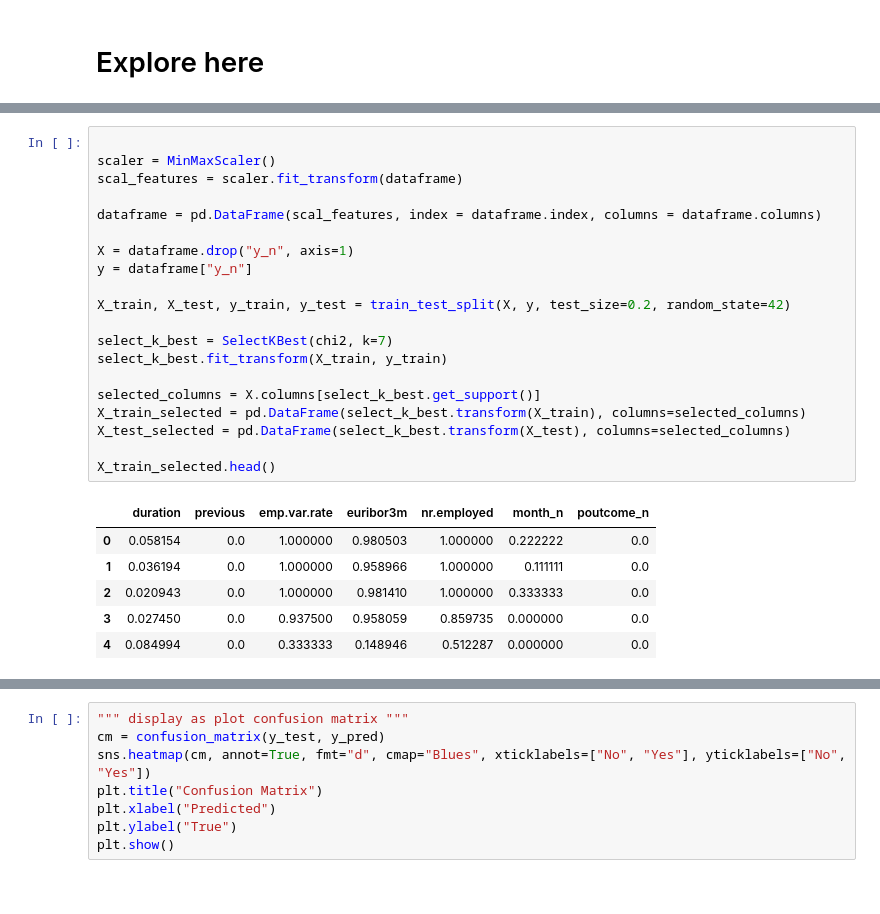
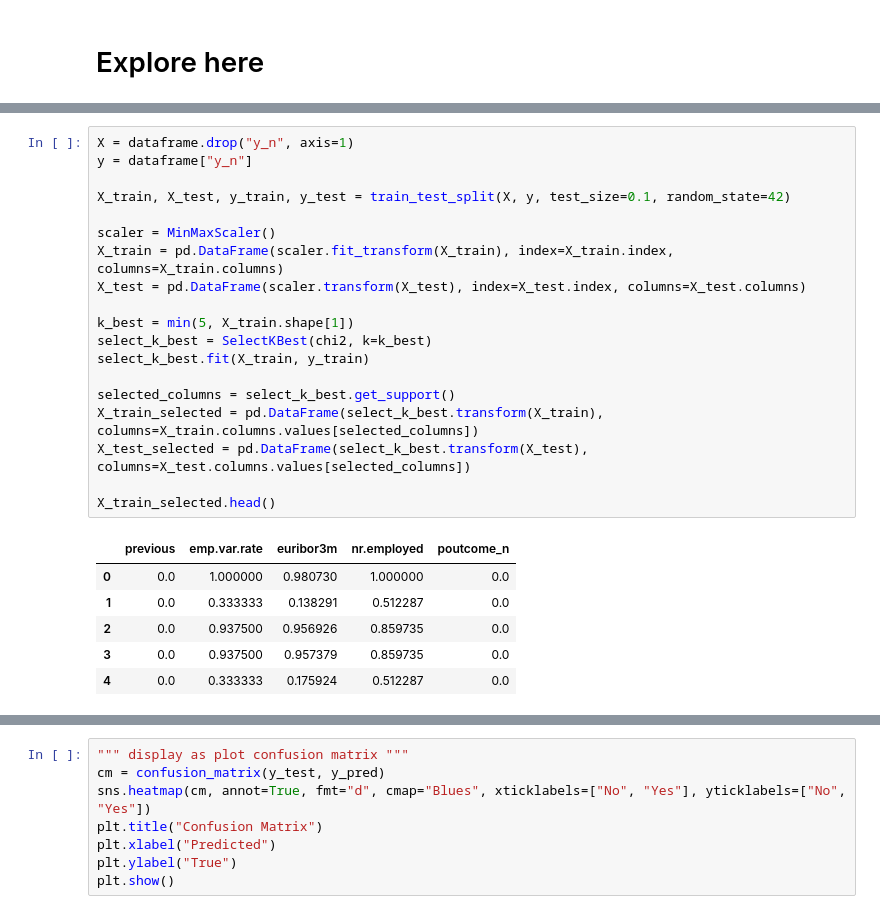
Before and after one commit to Nonpoint93/logistic_regression, a Jupyter notebook: src/explore.ipynb, the cells around one changed output, grey strips where cells are left out. Saved outputs shown, nothing was run; the diff lists cells and outputs as text.

```diff
--- a/src/explore.ipynb
+++ b/src/explore.ipynb
@@ -66,29 +66,28 @@ Duplicates found
 | max | 98.00000 | 4918.000000 | 56.000000 | 999.000000 | 7.000000 | 1.400000 | 94.767000 | -26.900000 | ... |
 8 rows × 21 columns
 # %%
-
-scaler = MinMaxScaler()
-scal_features = scaler.fit_transform(dataframe)
-
-dataframe = pd.DataFrame(scal_features, index = dataframe.index, columns = dataframe.columns)
-
 X = dataframe.drop("y_n", axis=1)
 y = dataframe["y_n"]
 
-X_train, X_test, y_train, y_test = train_test_split(X, y, test_size=0.2, random_state=42)
+X_train, X_test, y_train, y_test = train_test_split(X, y, test_size=0.1, random_state=42)
 
-select_k_best = SelectKBest(chi2, k=7)
-select_k_best.fit_transform(X_train, y_train)
+scaler = MinMaxScaler()
+X_train = pd.DataFrame(scaler.fit_transform(X_train), index=X_train.index, columns=X_train.columns)
+X_test = pd.DataFrame(scaler.transform(X_test), index=X_test.index, columns=X_test.columns)
 
-selected_columns = X.columns[select_k_best.get_support()]
-X_train_selected = pd.DataFrame(select_k_best.transform(X_train), columns=selected_columns)
-X_test_selected = pd.DataFrame(select_k_best.transform(X_test), columns=selected_columns)
+k_best = min(5, X_train.shape[1])
+select_k_best = SelectKBest(chi2, k=k_best)
+select_k_best.fit(X_train, y_train)
+
+selected_columns = select_k_best.get_support()
+X_train_selected = pd.DataFrame(select_k_best.transform(X_train), columns=X_train.columns.values[selected_columns])
+X_test_selected = pd.DataFrame(select_k_best.transform(X_test), columns=X_test.columns.values[selected_columns])
 
 X_train_selected.head()
 # %% [output]
-|  | duration | previous | emp.var.rate | euribor3m | nr.employed | month_n | poutcome_n |
-| 0 | 0.058154 | 0.0 | 1.000000 | 0.980503 | 1.000000 | 0.222222 | 0.0 |
-| 1 | 0.036194 | 0.0 | 1.000000 | 0.958966 | 1.000000 | 0.111111 | 0.0 |
-| 2 | 0.020943 | 0.0 | 1.000000 | 0.981410 | 1.000000 | 0.333333 | 0.0 |
-| 3 | 0.027450 | 0.0 | 0.937500 | 0.958059 | 0.859735 | 0.000000 | 0.0 |
-| 4 | 0.084994 | 0.0 | 0.333333 | 0.148946 | 0.512287 | 0.000000 | 0.0 |
+|  | previous | emp.var.rate | euribor3m | nr.employed | poutcome_n |
+| 0 | 0.0 | 1.000000 | 0.980730 | 1.000000 | 0.0 |
+| 1 | 0.0 | 0.333333 | 0.138291 | 0.512287 | 0.0 |
+| 2 | 0.0 | 0.937500 | 0.956926 | 0.859735 | 0.0 |
+| 3 | 0.0 | 0.937500 | 0.957379 | 0.859735 | 0.0 |
+| 4 | 0.0 | 0.333333 | 0.175924 | 0.512287 | 0.0 |
```
Also changed, not shown: parts of 9 cells of this notebook, 1 other file.
